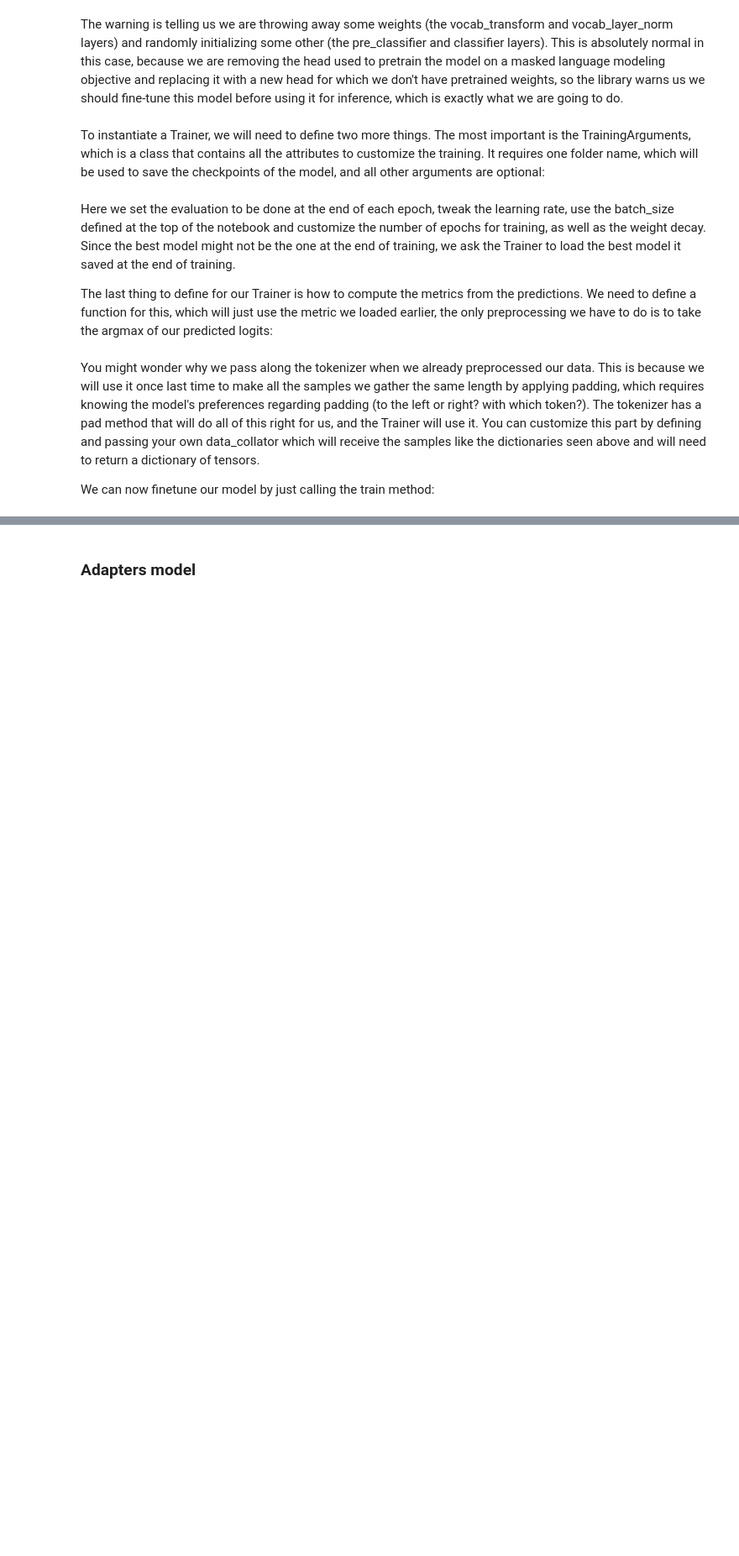
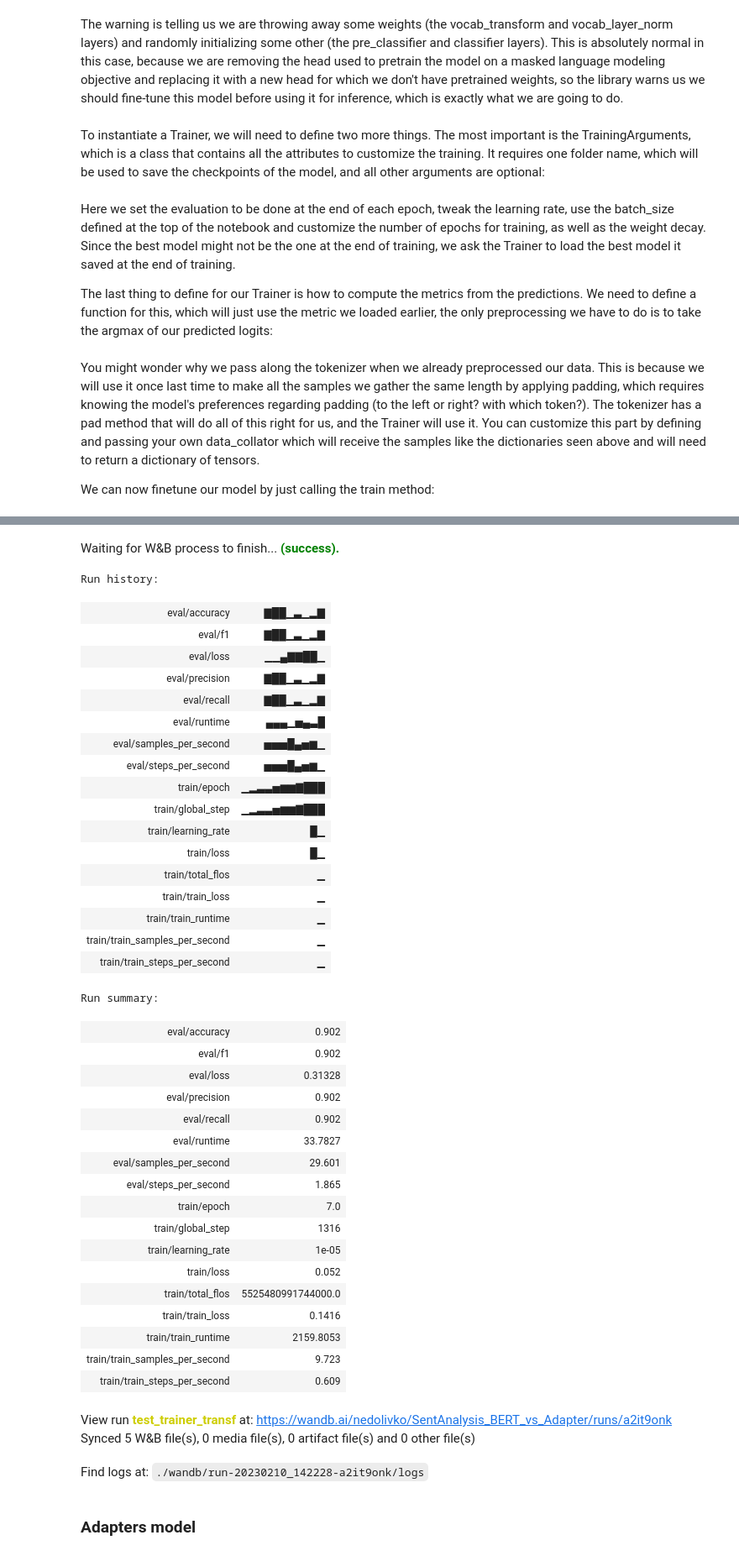
Before and after one commit to Nedolivko/active_learning_with_adapter, a Jupyter notebook: notebooks/SentAnalysis_BERT_vs_Adapter.ipynb, the cells around one changed output, grey strips where cells are left out. Shown at 84% size. Drawn from its saved outputs; the diff is of its cells as text; code cells hidden in the pictures; blank space fills up the shorter version.

```diff
--- a/notebooks/SentAnalysis_BERT_vs_Adapter.ipynb
+++ b/notebooks/SentAnalysis_BERT_vs_Adapter.ipynb
@@ -239,2 +258,45 @@ trainer_bert.evaluate()
+# %%
+wandb.finish()
+# %% [output]
+Waiting for W&B process to finish... (success).
+Run history:
+| eval/accuracy | ▇██▁▃▁▂▇ |
+| eval/f1 | ▇██▁▃▁▂▇ |
+| eval/loss | ▁▁▄▇▇██▁ |
+| eval/precision | ▇██▁▃▁▂▇ |
+| eval/recall | ▇██▁▃▁▂▇ |
+| eval/runtime | ▄▄▄▁▅▄▃█ |
+| eval/samples_per_second | ▅▅▅█▄▅▆▁ |
+| eval/steps_per_second | ▅▅▅█▄▅▆▁ |
+| train/epoch | ▁▂▃▃▅▆▆▇███ |
+| train/global_step | ▁▂▃▃▅▆▆▇███ |
+| train/learning_rate | █▁ |
+| train/loss | █▁ |
+| train/total_flos | ▁ |
+| train/train_loss | ▁ |
+| train/train_runtime | ▁ |
+| train/train_samples_per_second | ▁ |
+| train/train_steps_per_second | ▁ |
+Run summary:
+| eval/accuracy | 0.902 |
+| eval/f1 | 0.902 |
+| eval/loss | 0.31328 |
+| eval/precision | 0.902 |
+| eval/recall | 0.902 |
+| eval/runtime | 33.7827 |
+| eval/samples_per_second | 29.601 |
+| eval/steps_per_second | 1.865 |
+| train/epoch | 7.0 |
+| train/global_step | 1316 |
+| train/learning_rate | 1e-05 |
+| train/loss | 0.052 |
+| train/total_flos | 5525480991744000.0 |
+| train/train_loss | 0.1416 |
+| train/train_runtime | 2159.8053 |
+| train/train_samples_per_second | 9.723 |
+| train/train_steps_per_second | 0.609 |
+View run test_trainer_transf at: https://wandb.ai/nedolivko/SentAnalysis_BERT_vs_Adapter/runs/a2it9onk
+Synced 5 W&B file(s), 0 media file(s), 0 artifact file(s) and 0 other file(s)
+Find logs at: ./wandb/run-20230210_142228-a2it9onk/logs
 # %% [markdown]
 ### Adapters model
```
Also changed, not shown: parts of 20 cells of this notebook.
